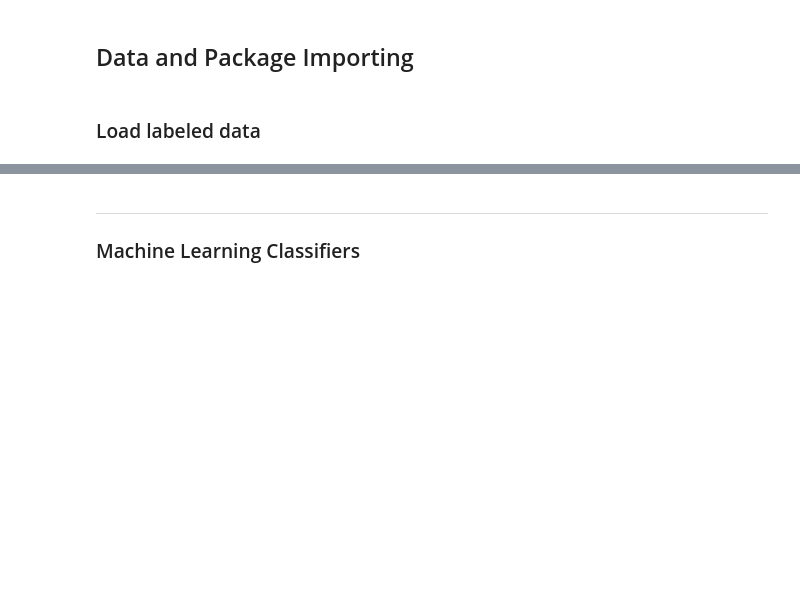
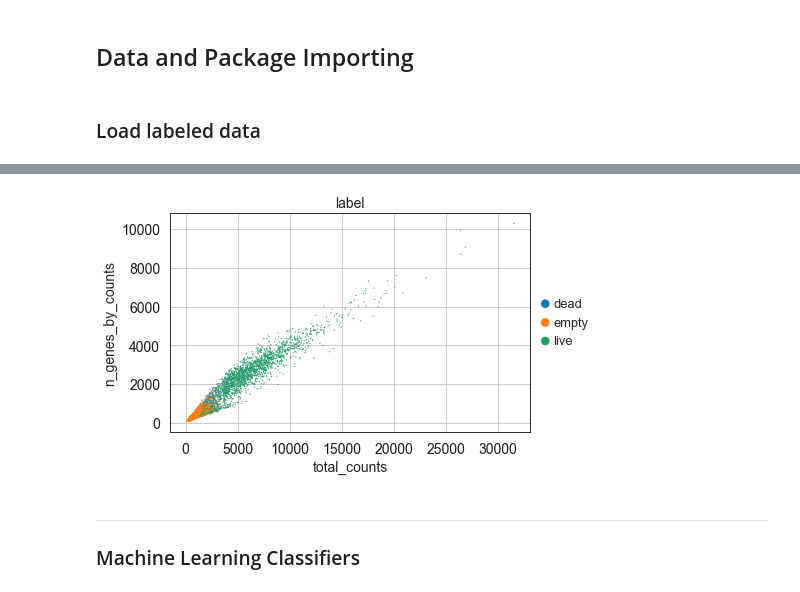
Before and after one commit to codyheiser/dropkick, a Jupyter notebook: QC_binary.ipynb, the cells around one changed output, grey strips where cells are left out. Saved outputs shown, nothing was run; the diff lists cells and outputs as text; code cells hidden in the pictures; blank space fills up the shorter version.

```diff
--- a/QC_binary.ipynb
+++ b/QC_binary.ipynb
@@ -30,3 +33,7 @@ s1.obs.loc[s1.obs['label']=='live', 'label_bin'] = 1
+# %%
+sc.pl.scatter(s1, x='total_counts', y='n_genes_by_counts', color='label')
+# %% [output]
+[figure, added]
 # %% [markdown]
 ---
 ### Machine Learning Classifiers
```
Also changed, not shown: parts of 13 cells of this notebook, 1 other file.
